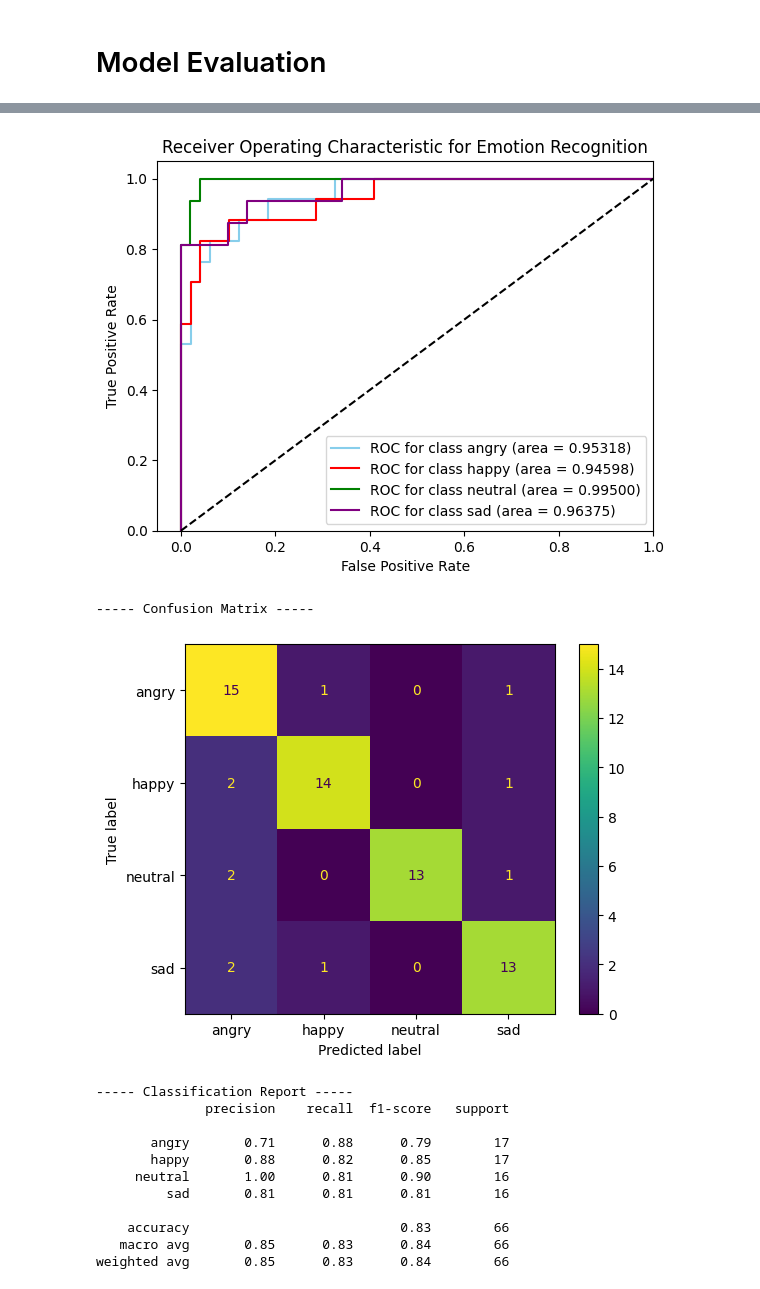
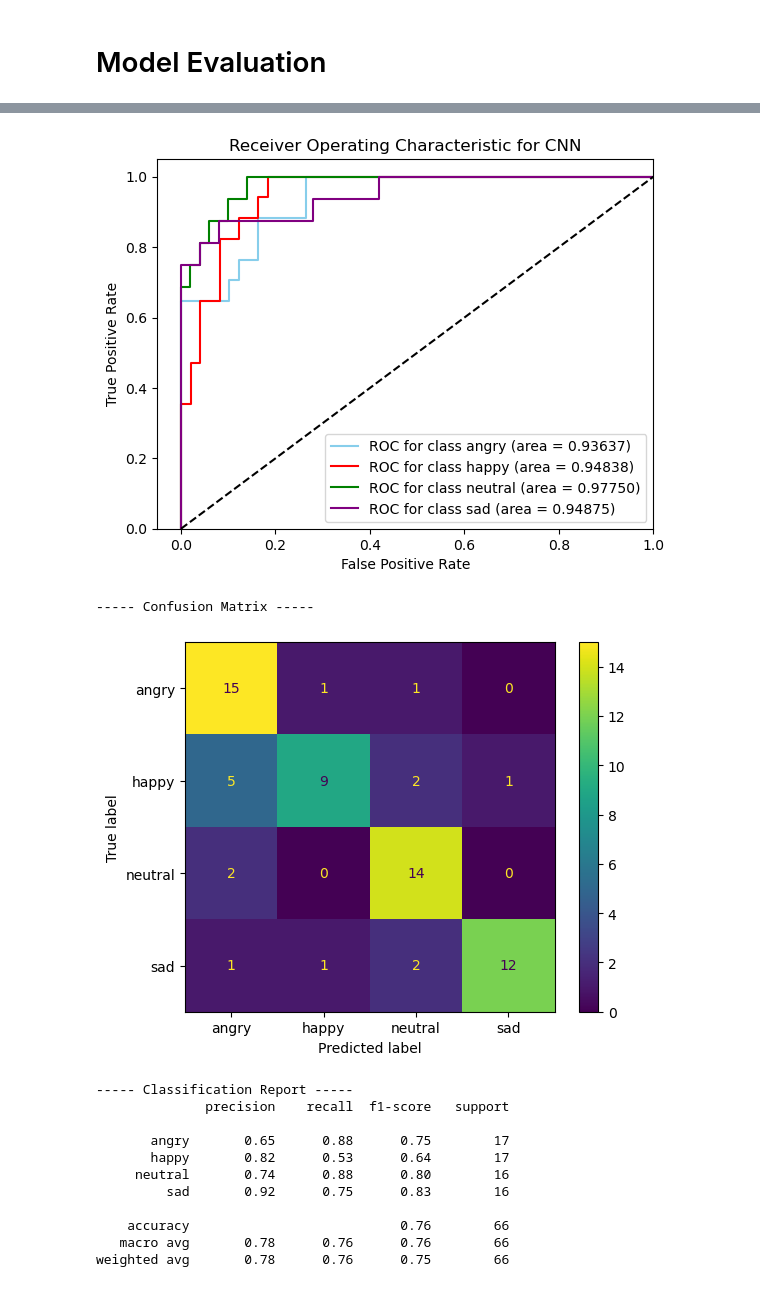
Before and after one commit to marcuslim835/IS4242-Group-3, a Jupyter notebook: Notebooks/Model_CNN.ipynb, the cells around one changed output, grey strips where cells are left out. Drawn from its saved outputs; the diff is of its cells as text; code cells hidden in the pictures.

```diff
--- a/Notebooks/Model_CNN.ipynb
+++ b/Notebooks/Model_CNN.ipynb
@@ -166,8 +143,8 @@ def processData(df):
     new_df = pd.concat([new_df, spectral_df], axis=1)
 
     # tonnetz
-    tonnetz_columns = ['tonnetz_' + str(i) for i in range(1, 8)]
-    tonnetz_df = pd.DataFrame(df['speech'].apply(lambda x: extract_spectral_contrast(x)).tolist(), columns=tonnetz_columns)
+    tonnetz_columns = ['tonnetz_' + str(i) for i in range(1, 7)]
+    tonnetz_df = pd.DataFrame(df['speech'].apply(lambda x: extract_tonnetz(x)).tolist(), columns=tonnetz_columns)
     new_df = pd.concat([new_df, tonnetz_df], axis=1)
 
     return new_df
@@ -343,7 +320,7 @@ plt.xlim([-0.05, 1.0])
 plt.ylim([0.0, 1.05])
 plt.xlabel('False Positive Rate')
 plt.ylabel('True Positive Rate')
-plt.title('Receiver Operating Characteristic for Emotion Recognition')
+plt.title('Receiver Operating Characteristic for CNN')
 plt.legend(loc="lower right")
 plt.show()
 
@@ -364,18 +341,18 @@ print(classification_report(np.argmax(y_test, axis=1), np.argmax(predictions, ax
 ----- AUC ROC Curve -----
-[figure, old version]
+[figure, new version]
 ----- Confusion Matrix -----
-[figure, old version]
+[figure, new version]
 ----- Classification Report -----
               precision    recall  f1-score   support
 
-       angry       0.71      0.88      0.79        17
-       happy       0.88      0.82      0.85        17
-     neutral       1.00      0.81      0.90        16
-         sad       0.81      0.81      0.81        16
+       angry       0.65      0.88      0.75        17
+       happy       0.82      0.53      0.64        17
+     neutral       0.74      0.88      0.80        16
+         sad       0.92      0.75      0.83        16
 
-    accuracy                           0.83        66
-   macro avg       0.85      0.83      0.84        66
-weighted avg       0.85      0.83      0.84        66
+    accuracy                           0.76        66
+   macro avg       0.78      0.76      0.76        66
+weighted avg       0.78      0.76      0.75        66
 # %%
 epochs = list(range(50))
 acc = history.history['acc']
```
Also changed, not shown: parts of 13 cells of this notebook, 2 other files.
